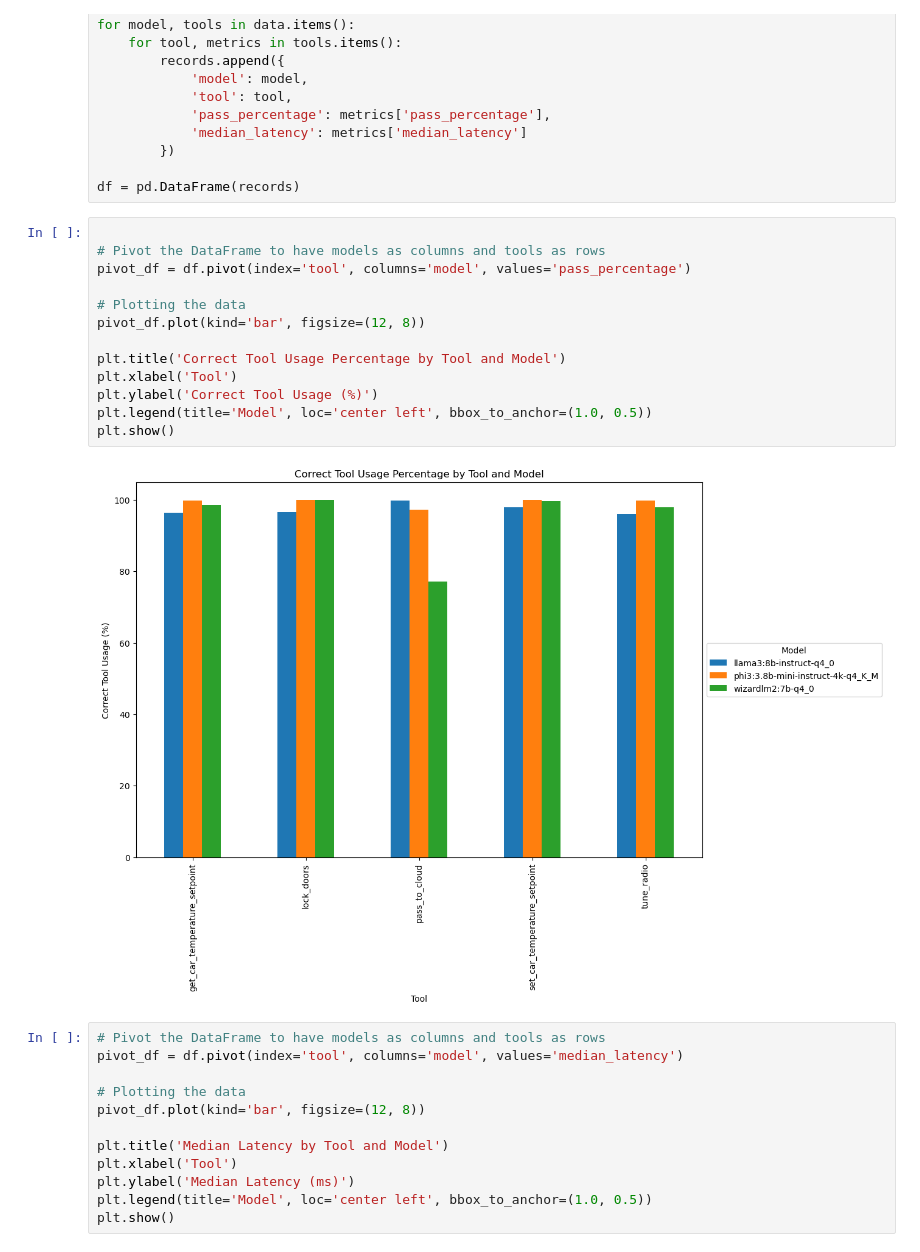
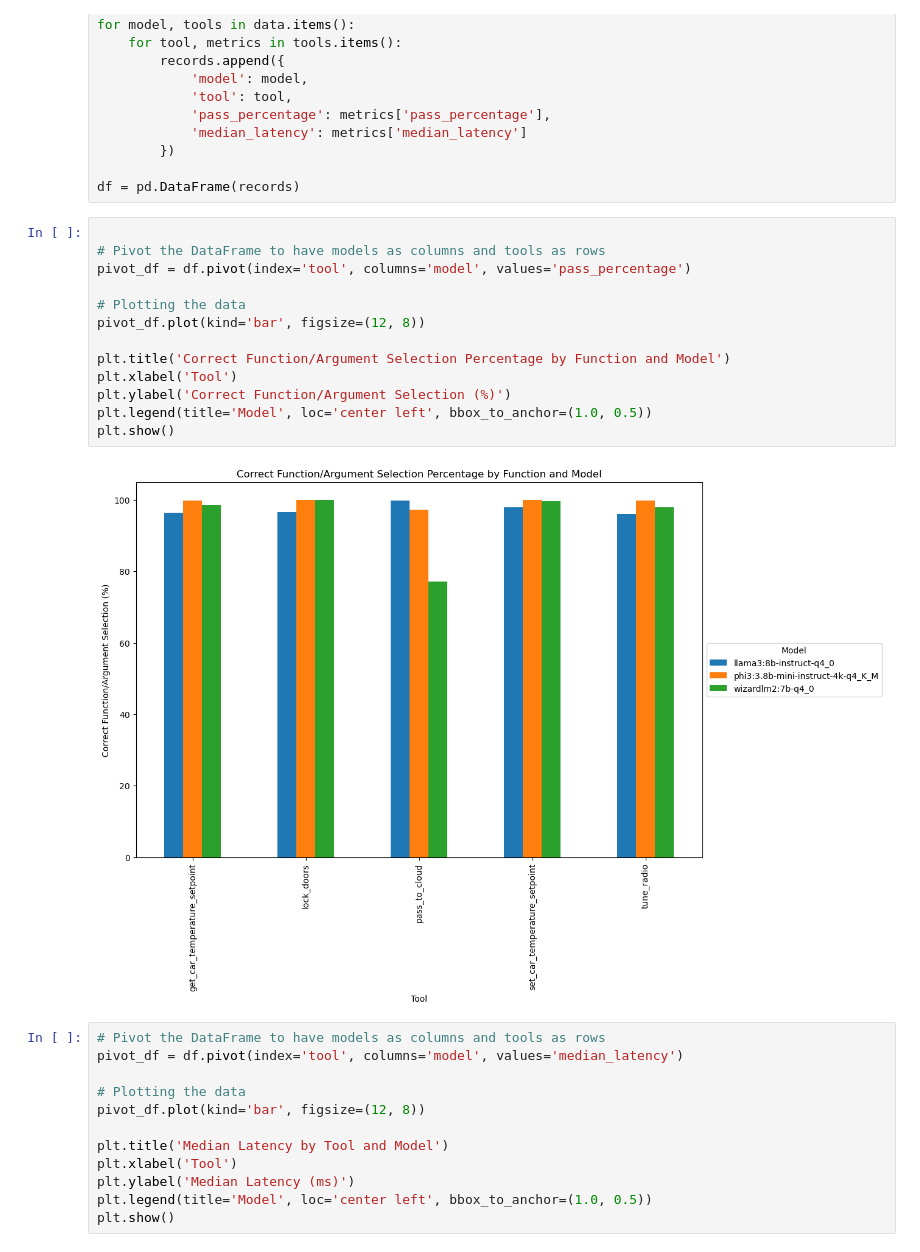
Before and after one commit to timfpark/agent-eval, a Jupyter notebook: Function Calling Evaluation.ipynb, the cells around one changed output. Cells and saved outputs as stored; diff of their text form.

```diff
--- a/Function Calling Evaluation.ipynb
+++ b/Function Calling Evaluation.ipynb
@@ -21,18 +21,18 @@ df = pd.DataFrame(records)
 # %%
 
 # Pivot the DataFrame to have models as columns and tools as rows
 pivot_df = df.pivot(index='tool', columns='model', values='pass_percentage')
 
 # Plotting the data
 pivot_df.plot(kind='bar', figsize=(12, 8))
 
-plt.title('Correct Tool Usage Percentage by Tool and Model')
+plt.title('Correct Function/Argument Selection Percentage by Function and Model')
 plt.xlabel('Tool')
-plt.ylabel('Correct Tool Usage (%)')
+plt.ylabel('Correct Function/Argument Selection (%)')
 plt.legend(title='Model', loc='center left', bbox_to_anchor=(1.0, 0.5))
 plt.show()
 # %% [output]
-[figure, old version]
+[figure, new version]
 # %%
 # Pivot the DataFrame to have models as columns and tools as rows
 pivot_df = df.pivot(index='tool', columns='model', values='median_latency')
```
Also changed, not shown: 13 other files.
